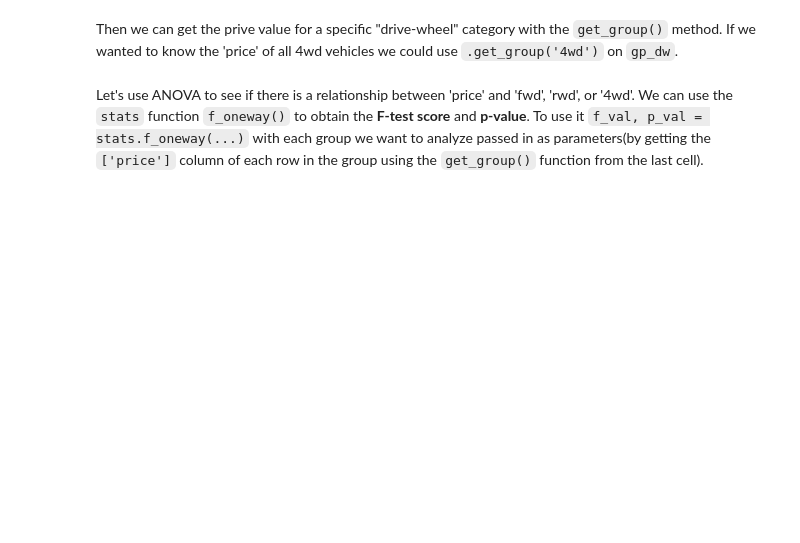
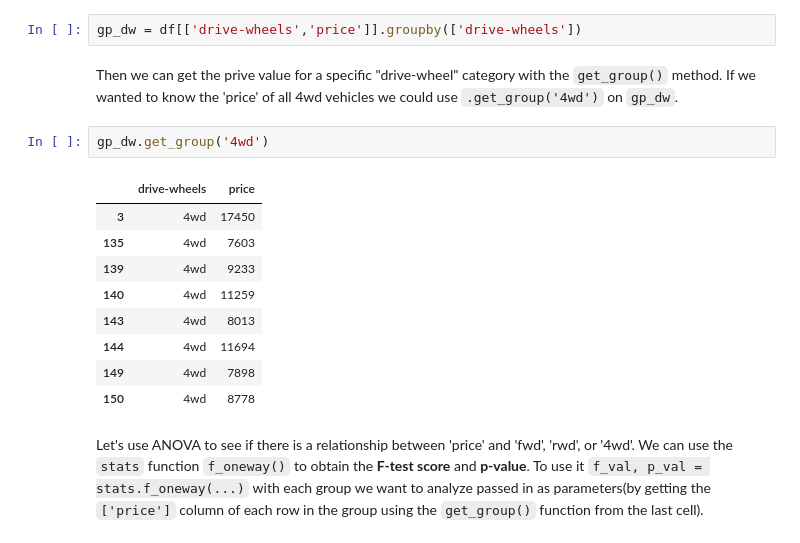
Before and after one commit to EPIC-Campus-LPS/automobile-regression-model-EliFaulk, a Jupyter notebook: FAI_Automobile_Part2.ipynb, the cells around one changed output. Cells and saved outputs as stored; diff of their text form; blank space fills up the shorter version.

```diff
--- a/FAI_Automobile_Part2.ipynb
+++ b/FAI_Automobile_Part2.ipynb
@@ -437,7 +586,21 @@ From our boxplots earlier, we still aren't sure whether drive wheel type is a go
 Since ANOVA analyzes the difference between different groups of the same variable, the groupby function will come in handy. Because the ANOVA algorithm averages the data automatically, we do not need to take the average before hand.
 
 To see if different types of 'drive-wheels' impact 'price', we group the data. If we get the 'drive-wheels' and 'price' columns from the dataframe and then use `.groupby(['drive-wheels])`, it will return a grouping of our data by 'drive-wheel'. Let's save it as a variable `gp_dw`.
+# %%
+gp_dw = df[['drive-wheels','price']].groupby(['drive-wheels'])
 # %% [markdown]
 Then we can get the prive value for a specific "drive-wheel" category with the `get_group()` method. If we wanted to know the 'price' of all 4wd vehicles we could  use `.get_group('4wd')` on `gp_dw`.
+# %%
+gp_dw.get_group('4wd')
+# %% [output]
+|  | drive-wheels | price |
+| 3 | 4wd | 17450 |
+| 135 | 4wd | 7603 |
+| 139 | 4wd | 9233 |
+| 140 | 4wd | 11259 |
+| 143 | 4wd | 8013 |
+| 144 | 4wd | 11694 |
+| 149 | 4wd | 7898 |
+| 150 | 4wd | 8778 |
 # %% [markdown]
 Let's use ANOVA to see if there is a relationship between 'price' and 'fwd', 'rwd', or '4wd'. We can use the `stats` function `f_oneway()` to obtain the **F-test score** and **p-value**. To use it `f_val, p_val = stats.f_oneway(...)` with each group we want to analyze passed in as parameters(by getting the `['price']` column of each row in the group using the `get_group()` function from the last cell).
```
Also changed, not shown: parts of 23 cells of this notebook, 1 other file.
